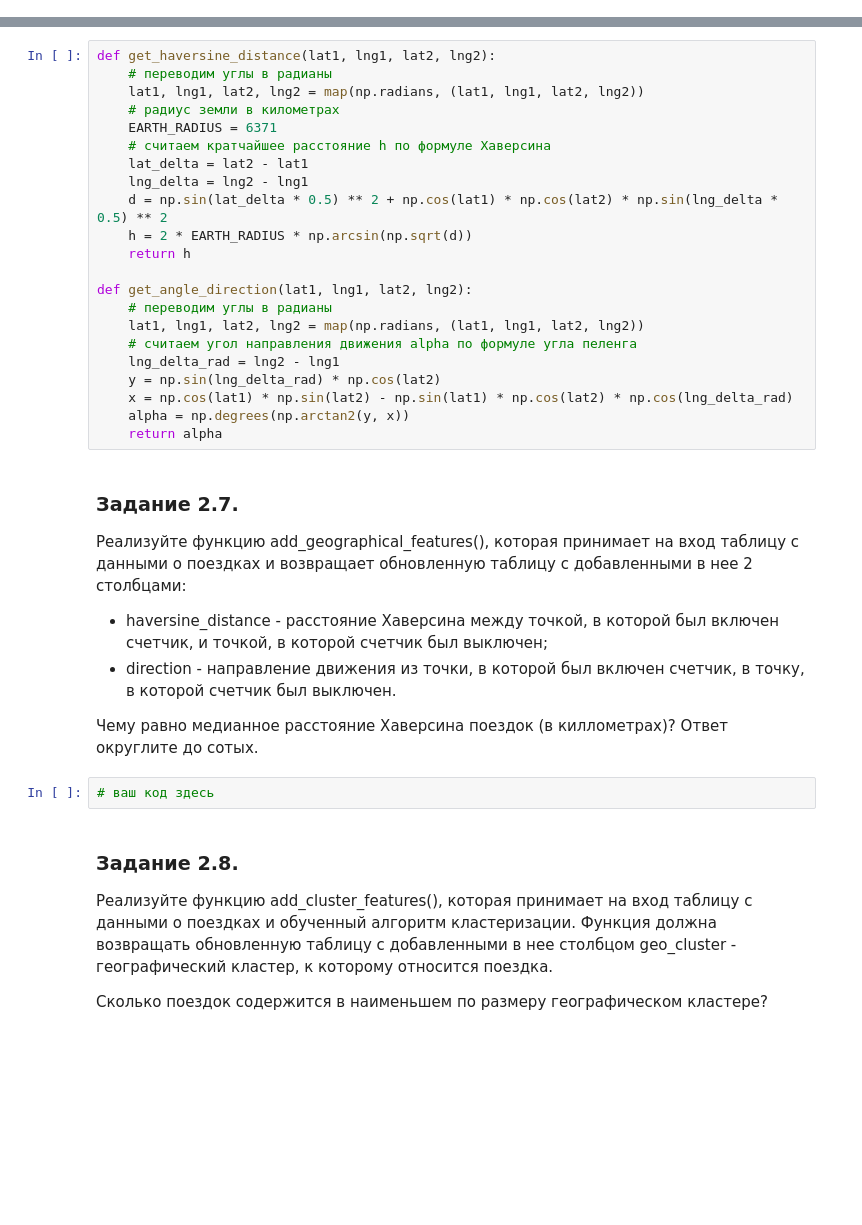
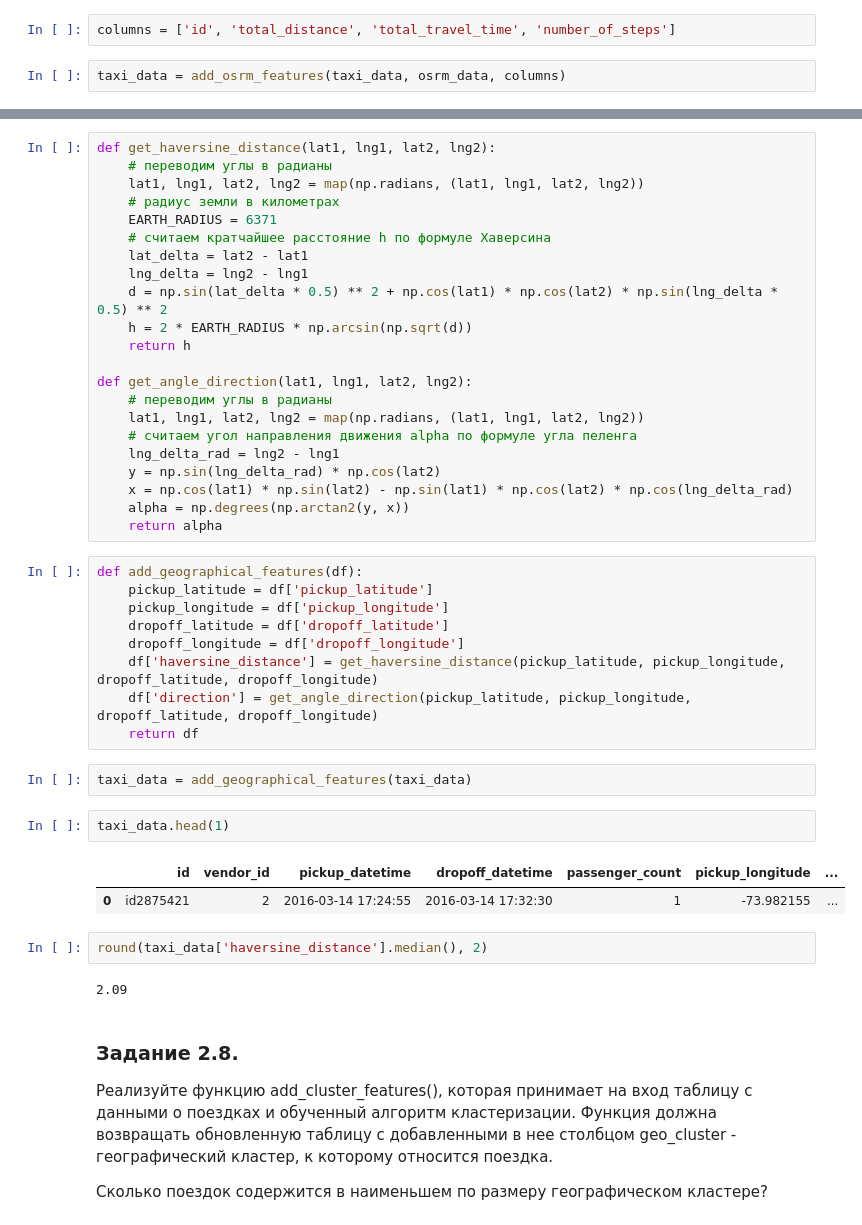
Before and after one commit to modernpacifist/engineering-of-machine-learning-urfu, a Jupyter notebook: regression-project-semester-2/project-5-sample-notebook.ipynb, the cells around one changed output, grey strips where cells are left out. Cells and saved outputs as stored; diff of their text form; blank space fills up the shorter version.

```diff
--- a/regression-project-semester-2/project-5-sample-notebook.ipynb
+++ b/regression-project-semester-2/project-5-sample-notebook.ipynb
@@ -303,0 +317,4 @@ osrm_data = pd.read_csv('data/osrm_data_train.csv')
+# %%
+columns = ['id', 'total_distance', 'total_travel_time', 'number_of_steps']
+# %%
+taxi_data = add_osrm_features(taxi_data, osrm_data, columns)
@@ -323,15 +376,26 @@ def get_angle_direction(lat1, lng1, lat2, lng2):
     x = np.cos(lat1) * np.sin(lat2) - np.sin(lat1) * np.cos(lat2) * np.cos(lng_delta_rad)
     alpha = np.degrees(np.arctan2(y, x))
     return alpha
-# %% [markdown]
-### Задание 2.7.
-Реализуйте функцию add_geographical_features(), которая принимает на вход таблицу с данными о поездках и возвращает обновленную таблицу с добавленными в нее 2 столбцами:
-* haversine_distance - расстояние Хаверсина между точкой, в которой был включен счетчик, и точкой, в которой счетчик был выключен;
-* direction - направление движения из точки, в которой был включен счетчик, в точку, в которой счетчик был выключен.
-
-Чему равно медианное расстояние Хаверсина поездок (в киллометрах)? Ответ округлите до сотых.
-# %%
-# ваш код здесь
+# %%
+def add_geographical_features(df):
+    pickup_latitude = df['pickup_latitude']
+    pickup_longitude = df['pickup_longitude']
+    dropoff_latitude = df['dropoff_latitude']
+    dropoff_longitude = df['dropoff_longitude']
+    df['haversine_distance'] = get_haversine_distance(pickup_latitude, pickup_longitude, dropoff_latitude, dropoff_longitude)
+    df['direction'] = get_angle_direction(pickup_latitude, pickup_longitude, dropoff_latitude, dropoff_longitude)
+    return df
+# %%
+taxi_data = add_geographical_features(taxi_data)
+# %%
+taxi_data.head(1)
+# %% [output]
+|  | id | vendor_id | pickup_datetime | dropoff_datetime | passenger_count | pickup_longitude | ... |
+| 0 | id2875421 | 2 | 2016-03-14 17:24:55 | 2016-03-14 17:32:30 | 1 | -73.982155 | ... |
+# %%
+round(taxi_data['haversine_distance'].median(), 2)
+# %% [output]
+2.09
 # %% [markdown]
 ### Задание 2.8.
 Реализуйте функцию add_cluster_features(), которая принимает на вход таблицу с данными о поездках и обученный алгоритм кластеризации. Функция должна возвращать обновленную таблицу с добавленными в нее столбцом geo_cluster - географический кластер, к которому относится поездка.
```
Also changed, not shown: parts of 14 cells of this notebook.
